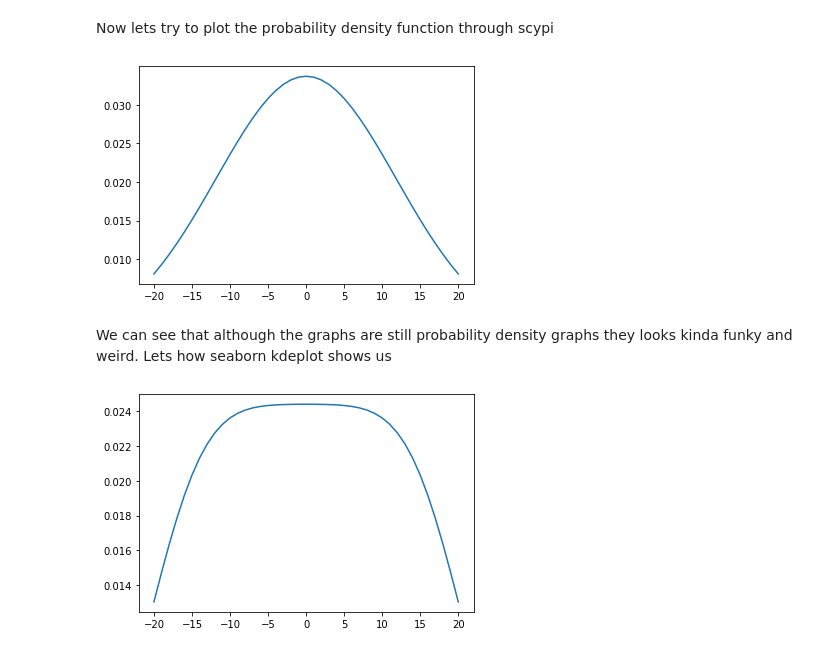
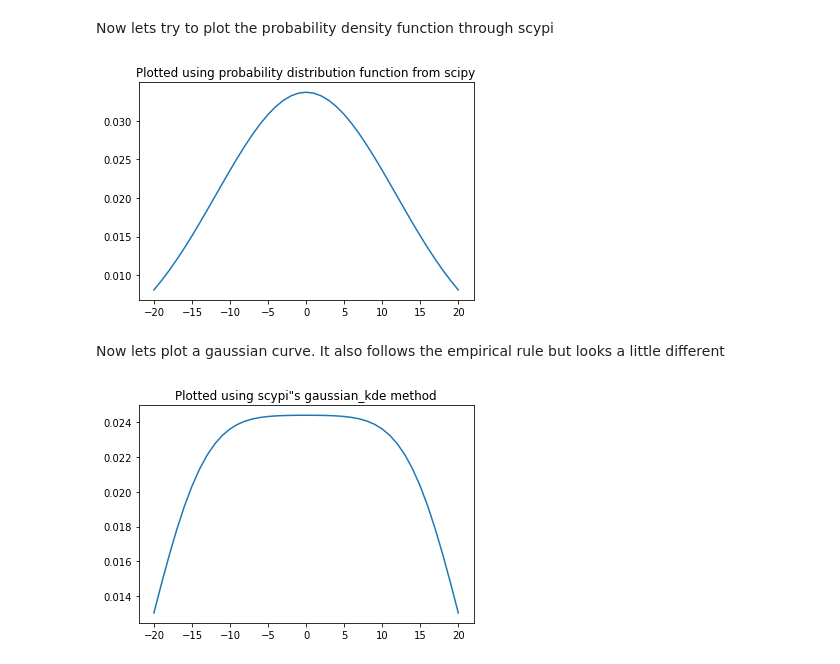
Before and after one commit to shoabahamed/khanacademy-statistics-and-probability, a Jupyter notebook: plotting_normal_distribution_graph.ipynb, the cells around one changed output. Cells and saved outputs as stored; diff of their text form; code cells hidden in the pictures.

```diff
--- a/plotting_normal_distribution_graph.ipynb
+++ b/plotting_normal_distribution_graph.ipynb
@@ -62,14 +73,16 @@ std = np.sqrt(variance)
 # %%
 pdf_values = norm.pdf(datas, mean, std)
 plt.plot(datas, pdf_values)
+plt.title("Plotted using probability distribution function from scipy")
 plt.show()
 # %% [output]
-[figure, old version]
+[figure, new version]
-# %% [markdown]
-<p>We can see that although the graphs are still probability density graphs they looks kinda funky and weird. Lets how seaborn kdeplot shows us</p>
+# %% [markdown]
+<p>Now lets plot a gaussian curve. It also follows the empirical rule but looks a little different</p>
 # %%
 ked = kde.gaussian_kde(datas)
 plt.plot(datas, ked(datas))
+plt.title('Plotted using scypi"s gaussian_kde method')
 plt.show()
 # %% [output]
-[figure, old version]
+[figure, new version]
```
Also changed, not shown: parts of 31 cells of this notebook.
